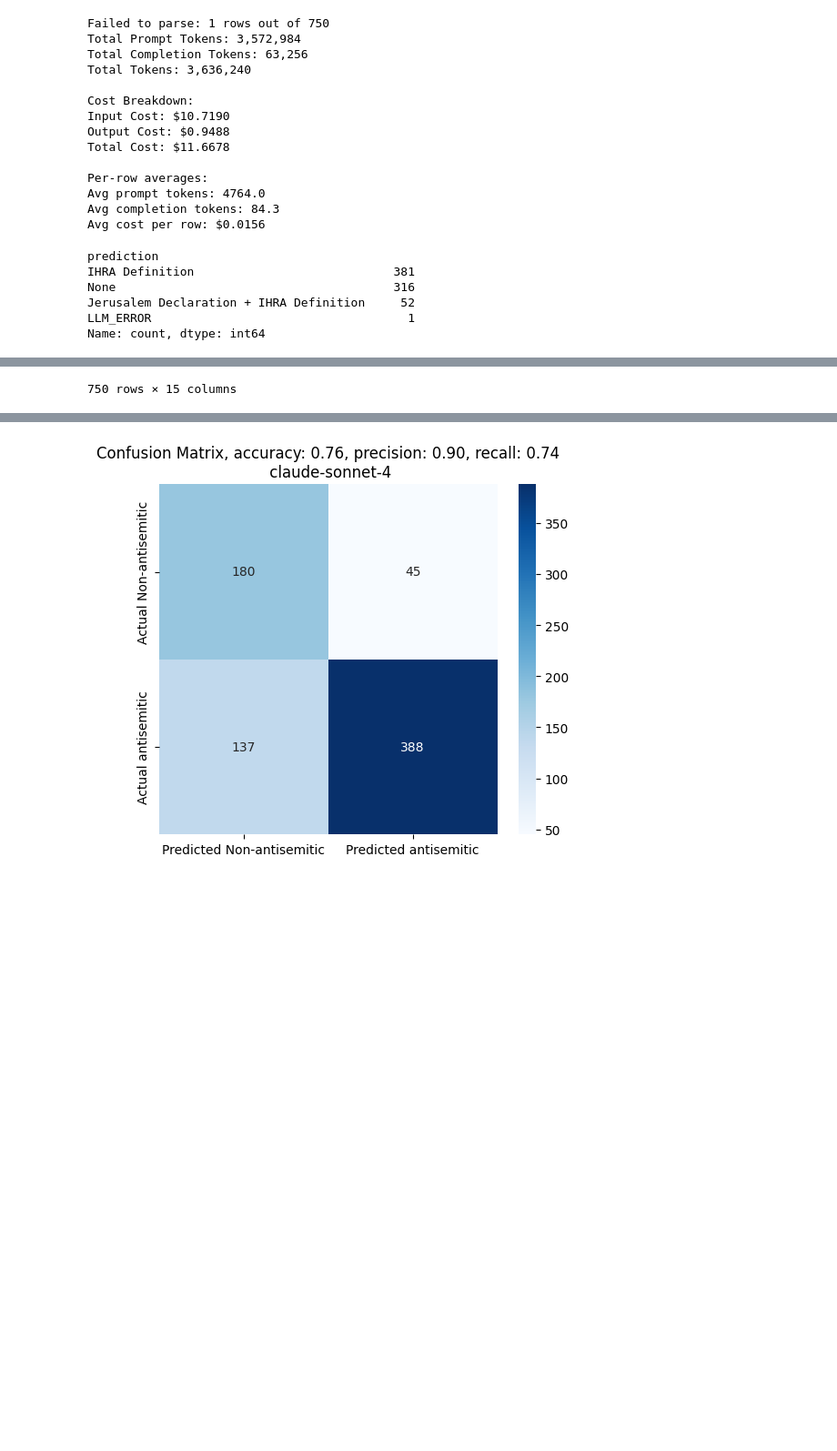
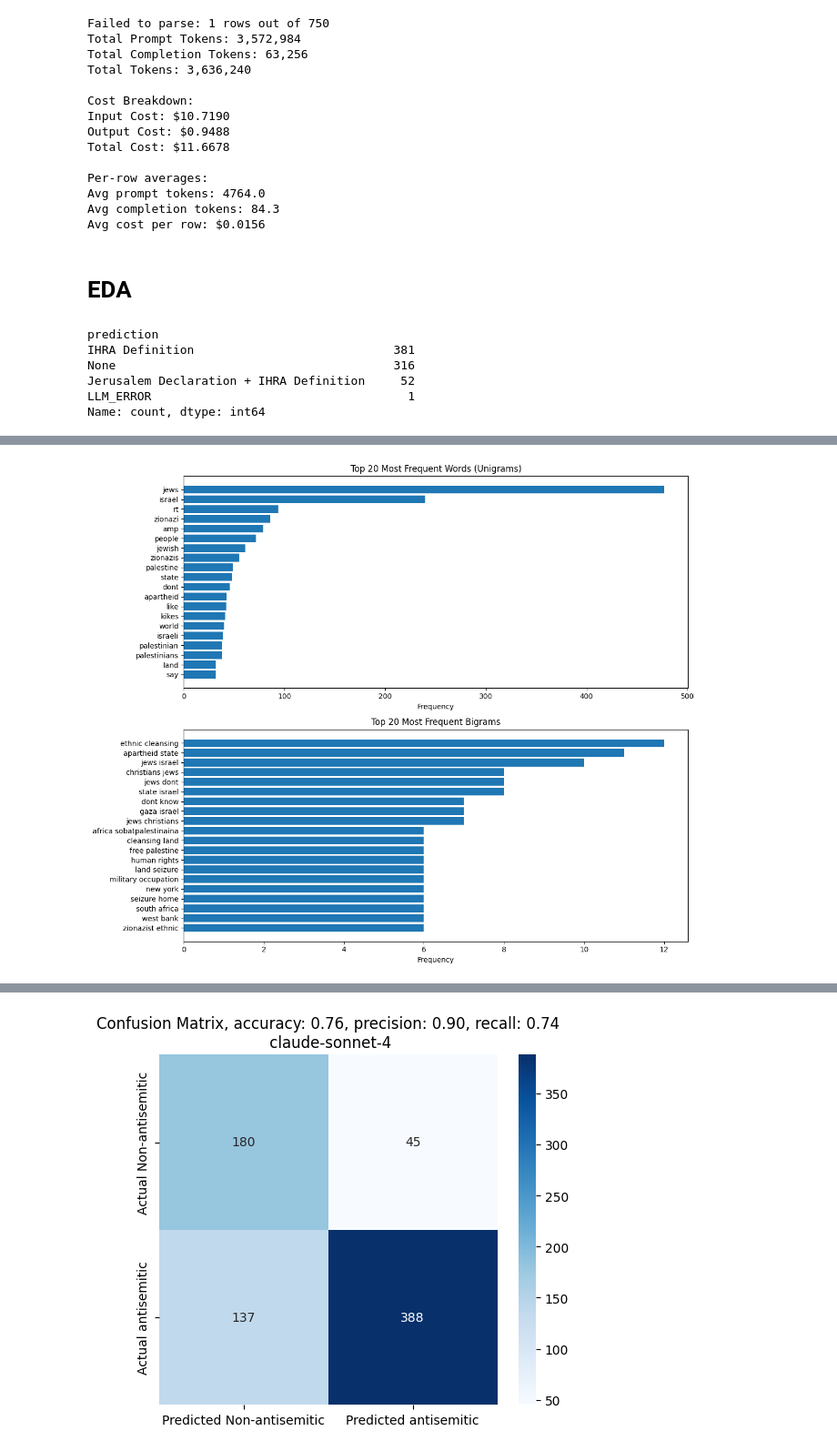
Before and after one commit to yonatanlou/meaningful-transparency, a Jupyter notebook: notebooks/analysis.ipynb, the cells around one changed output, grey strips where cells are left out. Shown at 91% size. Cells and saved outputs as stored; diff of their text form; code cells hidden in the pictures; blank space fills up the shorter version.

```diff
--- a/notebooks/analysis.ipynb
+++ b/notebooks/analysis.ipynb
@@ -93,6 +104,8 @@ Per-row averages:
 Avg prompt tokens: 4764.0
 Avg completion tokens: 84.3
 Avg cost per row: $0.0156
+# %% [markdown]
+# EDA
 # %%
 df["prediction"].value_counts()
 # %% [output]
@@ -103,6 +116,69 @@ Jerusalem Declaration + IHRA Definition     52
 LLM_ERROR                                    1
 Name: count, dtype: int64
 # %%
-df["predicted_antisemitic"] = (df['prediction'].isin(['IHRA Definition', 'Jerusalem Declaration + IHRA Definition'])).astype(int)
-df
+import matplotlib.pyplot as plt
+import seaborn as sns
+from collections import Counter
+import re
+from sklearn.feature_extraction.text import CountVectorizer
+import numpy as np
+
+# Clean and prepare text data
+def clean_text(text):
+    # Convert to lowercase, remove URLs, mentions, and special characters
+    text = str(text).lower()
+    text = re.sub(r'http\S+|www\S+|https\S+', '', text)  # Remove URLs
+    text = re.sub(r'@\w+', '', text)  # Remove mentions
+    text = re.sub(r'[^\w\s]', '', text)  # Remove punctuation
+    text = re.sub(r'\s+', ' ', text)  # Remove extra spaces
+    return text.strip()
+
+# Clean all text
+df['text_clean'] = df['text'].apply(clean_text)
+
+# Get most frequent words (unigrams)
+vectorizer_unigrams = CountVectorizer(
+    stop_words='english',
+    max_features=20,
+    ngram_range=(1, 1)
+)
+unigram_matrix = vectorizer_unigrams.fit_transform(df['text_clean'])
+unigram_counts = unigram_matrix.sum(axis=0).A1
+unigram_freq = [(word, count) for word, count in zip(vectorizer_unigrams.get_feature_names_out(), unigram_counts)]
+unigram_freq = sorted(unigram_freq, key=lambda x: x[1], reverse=True)
+
+# Get most frequent bigrams
+vectorizer_bigrams = CountVectorizer(
+    stop_words='english',
+    max_features=20,
+    ngram_range=(2, 2)
+)
+bigram_matrix = vectorizer_bigrams.fit_transform(df['text_clean'])
+bigram_counts = bigram_matrix.sum(axis=0).A1
+bigram_freq = [(word, count) for word, count in zip(vectorizer_bigrams.get_feature_names_out(), bigram_counts)]
+bigram_freq = sorted(bigram_freq, key=lambda x: x[1], reverse=True)
+
+# Create plots
+fig, (ax1, ax2) = plt.subplots(2, 1, figsize=(12, 10))
+
+# Plot unigrams
+words, counts = zip(*unigram_freq)
+ax1.barh(range(len(words)), counts)
+ax1.set_yticks(range(len(words)))
+ax1.set_yticklabels(words)
+ax1.set_xlabel('Frequency')
+ax1.set_title('Top 20 Most Frequent Words (Unigrams)')
+ax1.invert_yaxis()
+
+# Plot bigrams
+bigrams, bigram_counts = zip(*bigram_freq)
+ax2.barh(range(len(bigrams)), bigram_counts)
+ax2.set_yticks(range(len(bigrams)))
+ax2.set_yticklabels(bigrams)
+ax2.set_xlabel('Frequency')
+ax2.set_title('Top 20 Most Frequent Bigrams')
+ax2.invert_yaxis()
+
+plt.tight_layout()
+plt.show()
 # %% [output]
@@ -121 +185 @@ df
-750 rows × 15 columns
+[figure, added]
```
Also changed, not shown: parts of 10 cells of this notebook, 1 other file.
